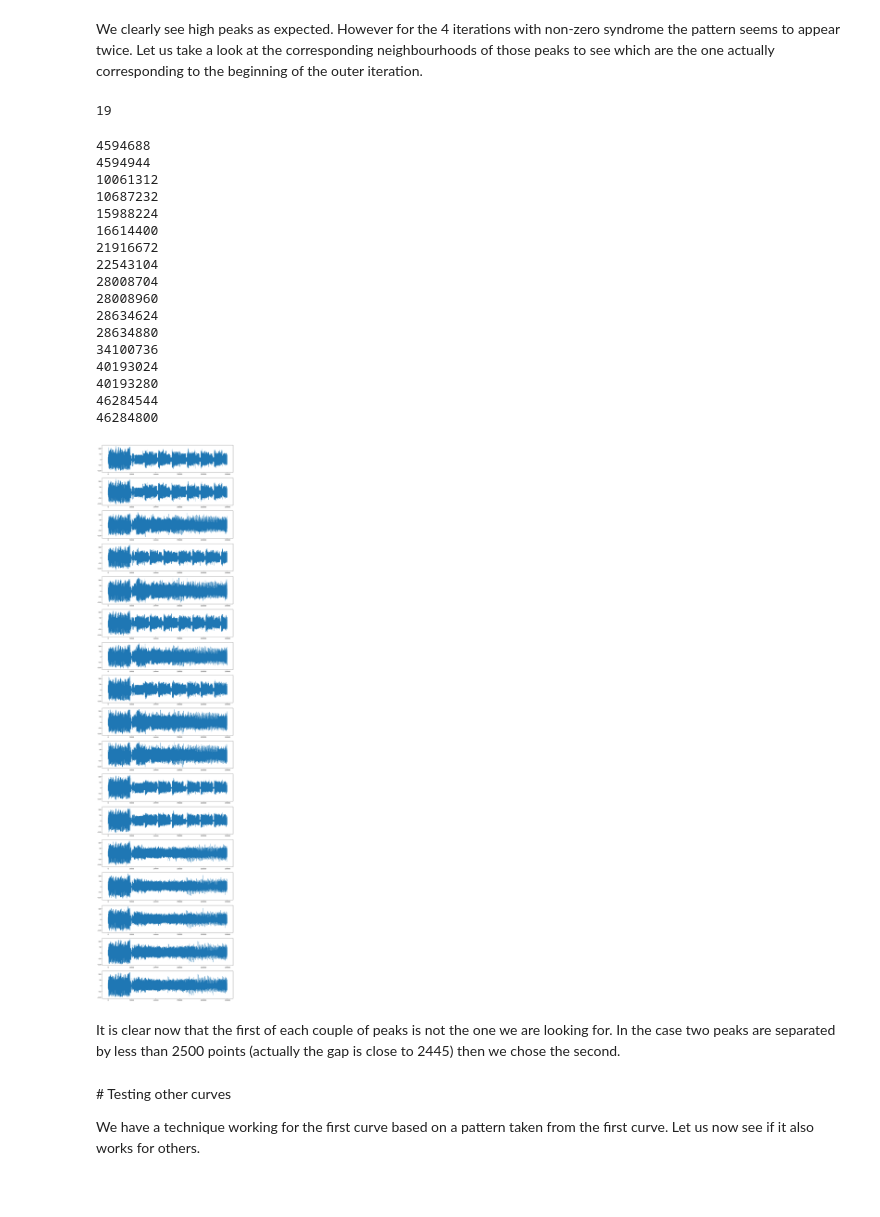
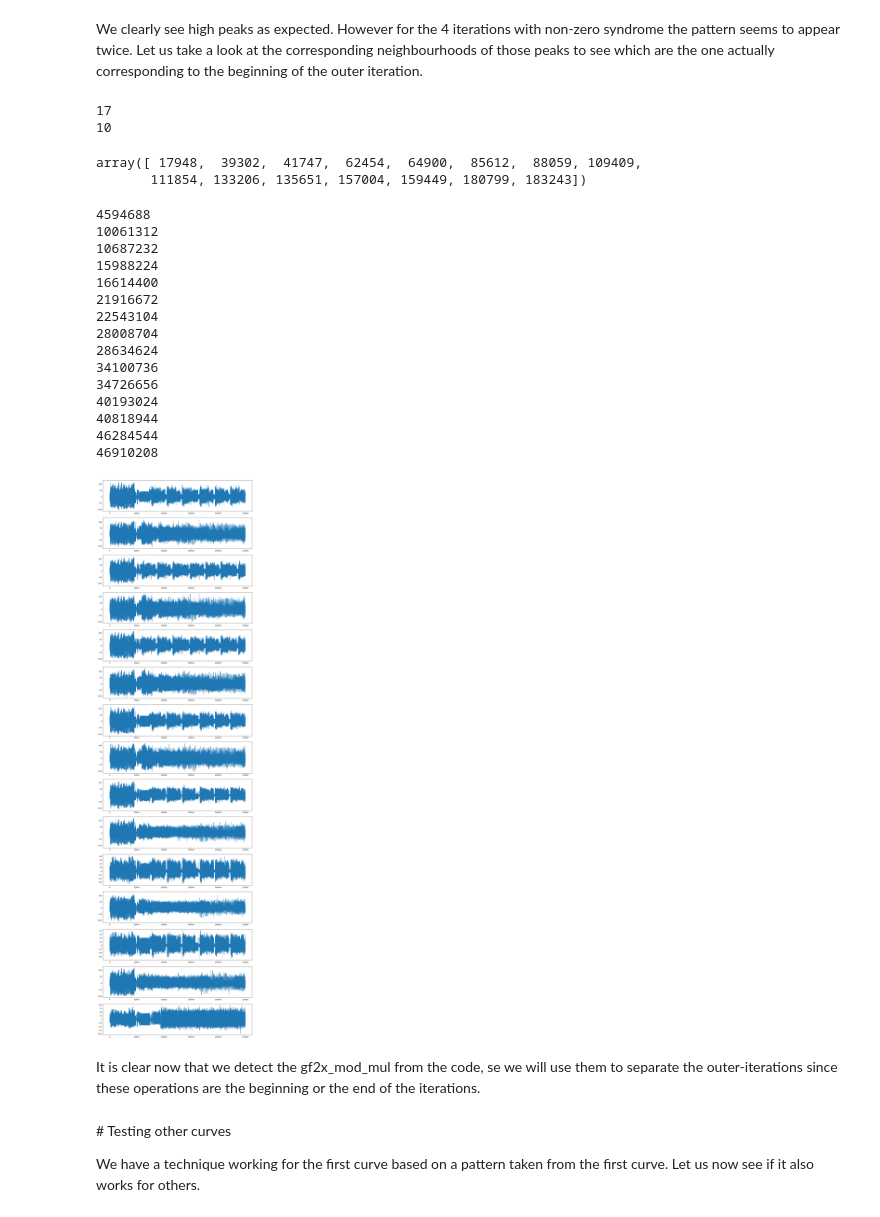
Before and after one commit to Bolster2k/sca-bike, a Jupyter notebook: Outer-Iterations Detection (C implementation).ipynb, the cells around one changed output. Saved outputs shown, nothing was run; the diff lists cells and outputs as text; code cells hidden in the pictures; blank space fills up the shorter version.

```diff
--- a/Outer-Iterations Detection (C implementation).ipynb
+++ b/Outer-Iterations Detection (C implementation).ipynb
@@ -236,9 +208,9 @@ Wall time: 6.17 s
 # %%
 %%time
-pcc = pearson_xcorr(dec_curve,dec_pattern_bis)
+pcc2 = pearson_xcorr(dec_curve,dec_pattern_bis)
 fig = plt.figure(figsize=[16,4])
 ax = fig.gca()
-ax.plot(pcc)
+ax.plot(pcc2)
 ax.set_title('Cross-correlation between the pre-processed pattern_bis and curve.')
 plt.show()
 # %% [output]
@@ -249,36 +221,47 @@ Wall time: 5.76 s
 We clearly see high peaks as expected. However for the 4 iterations with non-zero syndrome the pattern seems to appear twice. Let us take a look at the corresponding neighbourhoods of those peaks to see which are the one actually corresponding to the beginning of the outer iteration.
 # %%
 detected_peaks = np.where(pcc>0.8)[0]
+detected_peaks_bis = np.where(pcc2>0.8)[0]
 print(len(detected_peaks))
+print(len(detected_peaks_bis))
+all_detected_peaks = np.sort(np.concatenate((detected_peaks, detected_peaks_bis)))
+all_detected_peaks_without_repetition = all_detected_peaks[0:1]
+for i in range(1, len(all_detected_peaks)):
+    if all_detected_peaks[i] - all_detected_peaks_without_repetition[-1] < 100:
+        continue
+    all_detected_peaks_without_repetition = np.concatenate((all_detected_peaks_without_repetition, all_detected_peaks[i:i+1]))
+all_detected_peaks_without_repetition
 # %% [output]
-19
+17
+10
+array([ 17948,  39302,  41747,  62454,  64900,  85612,  88059, 109409,
+       111854, 133206, 135651, 157004, 159449, 180799, 183243])
 # %%
-fig, axes = plt.subplots(len(detected_peaks),1,figsize=(16,4*len(detected_peaks)))
-for i, p in enumerate(detected_peaks):
+fig, axes = plt.subplots(len(all_detected_peaks_without_repetition),1,figsize=(16,4*len(all_detected_peaks_without_repetition)))
+for i, p in enumerate(all_detected_peaks_without_repetition):
     print(win_size*p)
     axes[i].plot(curves[0][win_size*p:win_size*p+len(pattern)+200000])
 plt.show()
 # %% [output]
 4594688
-4594944
 10061312
 10687232
 15988224
 16614400
 21916672
 22543104
 28008704
-28008960
 28634624
-28634880
 34100736
+34726656
 40193024
-40193280
+40818944
 46284544
-46284800
+46910208
-[figure, old version]
+[figure, new version]
 # %% [markdown]
-It is clear now that the first of each couple of peaks is not the one we are looking for. In the case two peaks are separated by less than 2500 points (actually the gap is close to 2445) then we chose the second.
+<!-- It is clear now that the first of each couple of peaks is not the one we are looking for. In the case two peaks are separated by less than 2500 points (actually the gap is close to 2445) then we chose the second. -->
+It is clear now that we detect the gf2x_mod_mul from the code, se we will use them to separate the outer-iterations since these operations are the beginning or the end of the iterations.
 # %% [markdown]
 # Testing other curves
 
```
Also changed, not shown: parts of 8 cells of this notebook.
